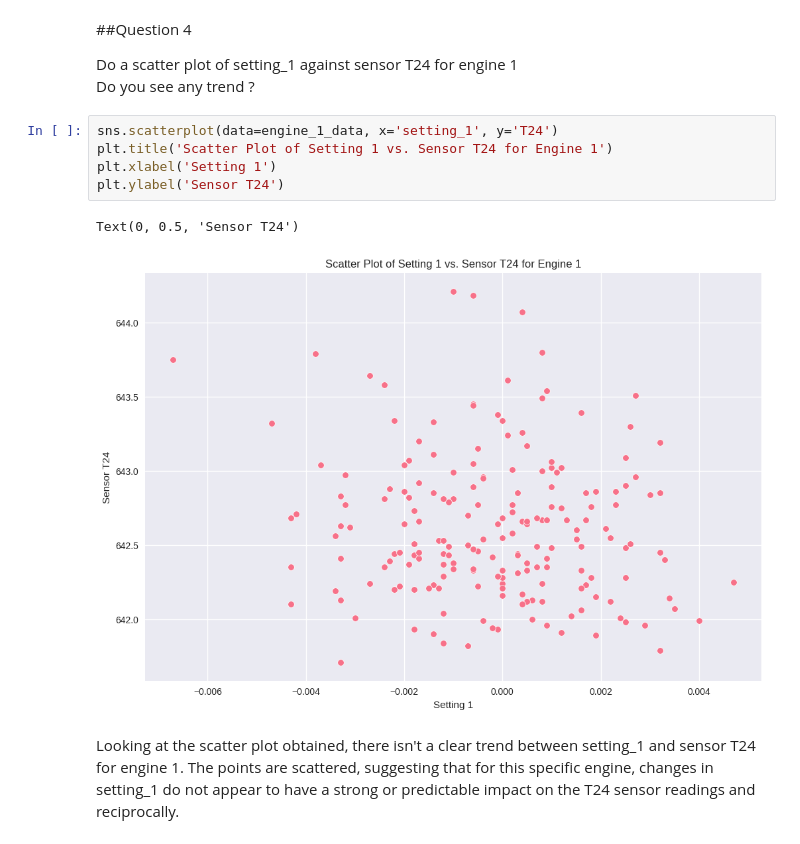
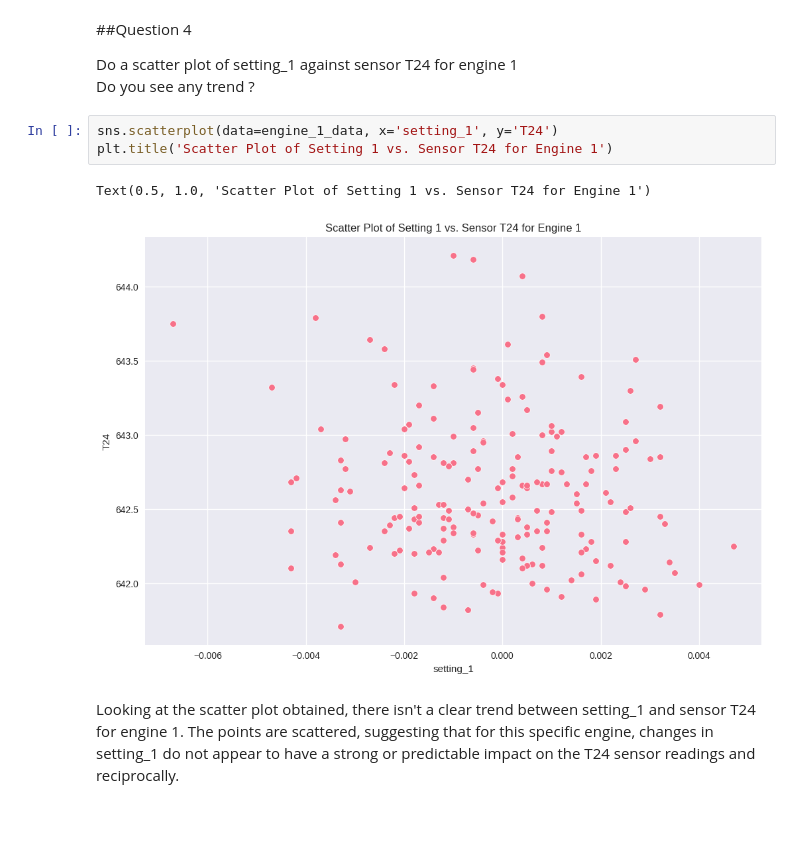
Before and after one commit to KpihX/rocket-durability-ai, a Jupyter notebook: Databoocamp2025_NASA_Turbofan_dataviz_practical.ipynb, the cells around one changed output. Drawn from its saved outputs; the diff is of its cells as text.

```diff
--- a/Databoocamp2025_NASA_Turbofan_dataviz_practical.ipynb
+++ b/Databoocamp2025_NASA_Turbofan_dataviz_practical.ipynb
@@ -250,11 +246,9 @@ Do you see any trend ?
 # %%
 sns.scatterplot(data=engine_1_data, x='setting_1', y='T24')
 plt.title('Scatter Plot of Setting 1 vs. Sensor T24 for Engine 1')
-plt.xlabel('Setting 1')
-plt.ylabel('Sensor T24')
 # %% [output]
-Text(0, 0.5, 'Sensor T24')
+Text(0.5, 1.0, 'Scatter Plot of Setting 1 vs. Sensor T24 for Engine 1')
-[figure, old version]
+[figure, new version]
 # %% [markdown]
 Looking at the scatter plot obtained, there isn't a clear trend between setting_1 and sensor T24 for engine 1. The points are scattered, suggesting that for this specific engine, changes in setting_1 do not appear to have a strong or predictable impact on the T24 sensor readings and reciprocally.
 # %% [markdown]
```
Also changed, not shown: parts of 2 cells of this notebook.
